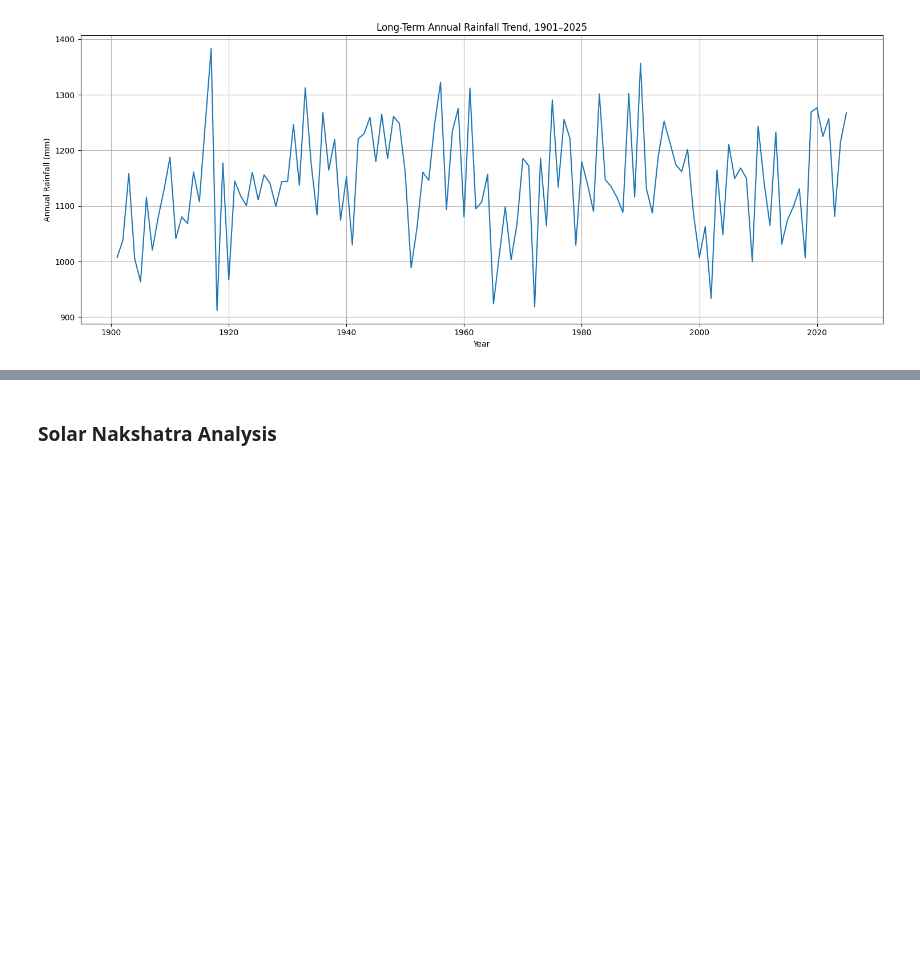
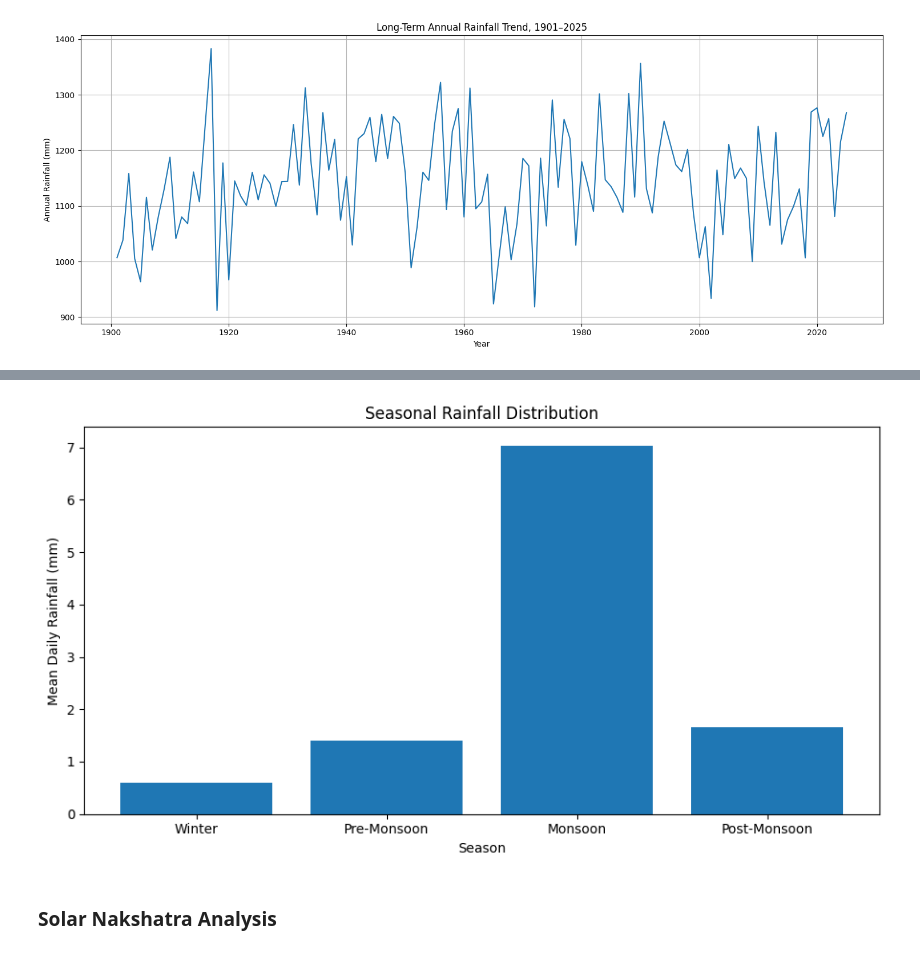
Before and after one commit to sumitsingh63/EAA_Project, a Jupyter notebook: 02_eda.ipynb, the cells around one changed output, grey strips where cells are left out. Drawn from its saved outputs; the diff is of its cells as text; code cells hidden in the pictures; blank space fills up the shorter version.

```diff
--- a/02_eda.ipynb
+++ b/02_eda.ipynb
@@ -359,0 +418,22 @@ plt.show()
+# %%
+season_order = [
+    "Winter",
+    "Pre-Monsoon",
+    "Monsoon",
+    "Post-Monsoon"
+]
+
+season_stats = (
+    master_df
+    .groupby("Season")["Rainfall_mm"]
+    .agg(
+        Mean="mean",
+        Median="median",
+        Std_Dev="std",
+        Total="sum",
+        Days="count"
+    )
+    .reindex(season_order)
+)
+
+season_stats
@@ -360,3 +447,19 @@ plt.show()
+# %%
+plt.figure(figsize=(9, 5))
+
+plt.bar(
+    season_stats.index,
+    season_stats["Mean"]
+)
+
+plt.xlabel("Season")
+plt.ylabel("Mean Daily Rainfall (mm)")
+plt.title("Seasonal Rainfall Distribution")
+
+plt.tight_layout()
+plt.show()
+# %% [output]
+[figure, added]
 # %% [markdown]
 ### Solar Nakshatra Analysis
 # %%
```
Also changed, not shown: parts of 38 cells of this notebook.
